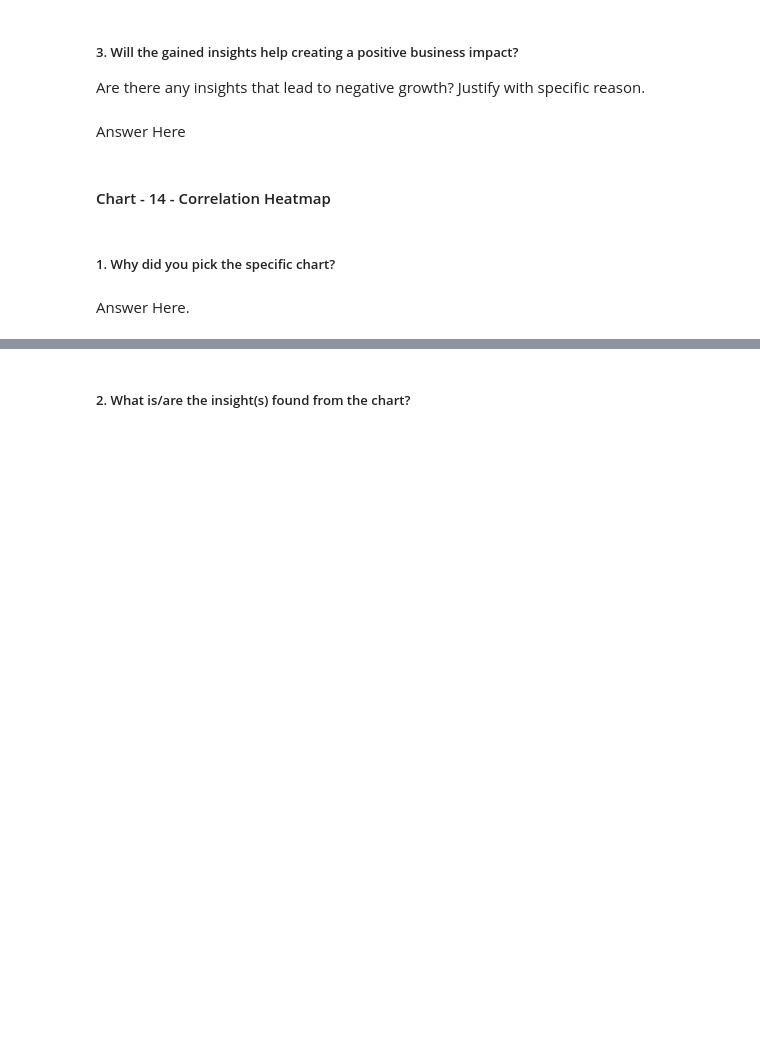
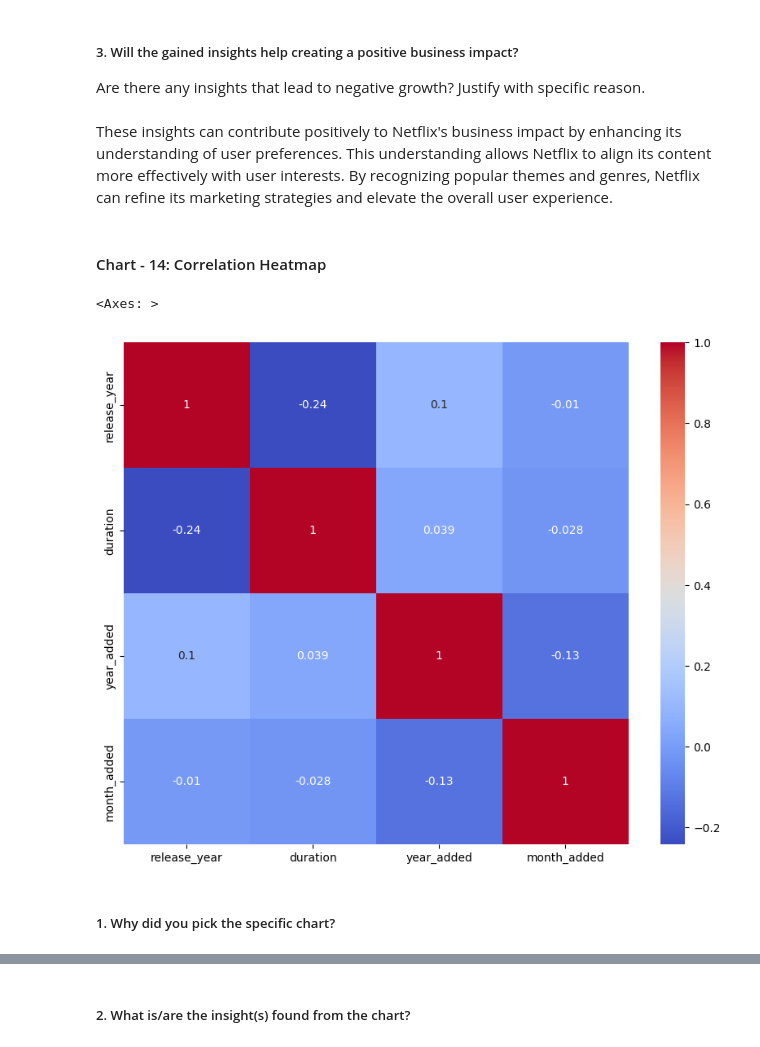
Before and after one commit to DevanshA2511/Netflix-Movies-And-TV-Shows-Clustering-Project, a Jupyter notebook: Netflix_Movies_And_TV_Shows_Clustering_Project.ipynb, the cells around one changed output, grey strips where cells are left out. Cells and saved outputs as stored; diff of their text form; code cells hidden in the pictures; blank space fills up the shorter version.

```diff
--- a/Netflix_Movies_And_TV_Shows_Clustering_Project.ipynb
+++ b/Netflix_Movies_And_TV_Shows_Clustering_Project.ipynb
@@ -833,7 +855,7 @@ Answer Here
 # %% [markdown]
 ##### 3. Will the gained insights help creating a positive business impact?
 Are there any insights that lead to negative growth? Justify with specific reason.
-# %% [markdown]
-Answer Here
+# %% [markdown]
+These insights can contribute positively to Netflix's business impact by enhancing its understanding of user preferences. This understanding allows Netflix to align its content more effectively with user interests. By recognizing popular themes and genres, Netflix can refine its marketing strategies and elevate the overall user experience.
 # %% [markdown]
-#### Chart - 14 - Correlation Heatmap
+#### Chart - 14: Correlation Heatmap
@@ -842,4 +862,10 @@ Answer Here
+# %%
+# Correlation Heatmap visualization code
+plt.figure(figsize=(10, 8))
+correlation = df.corr()
+sns.heatmap(correlation, annot=True, cmap='coolwarm')
+# %% [output]
+<Axes: >
+[figure, added]
 # %% [markdown]
 ##### 1. Why did you pick the specific chart?
-# %% [markdown]
-Answer Here.
```
Also changed, not shown: parts of 17 cells of this notebook.
